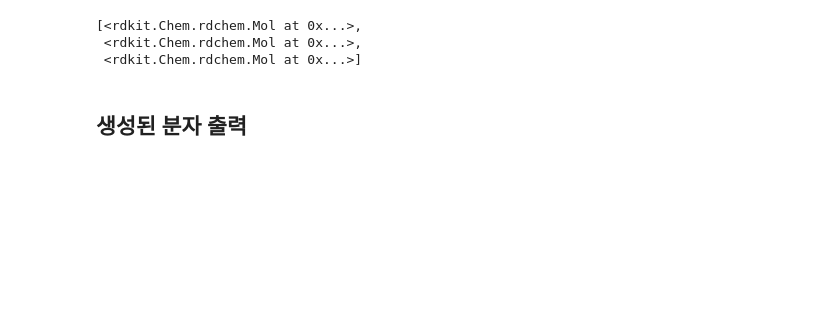
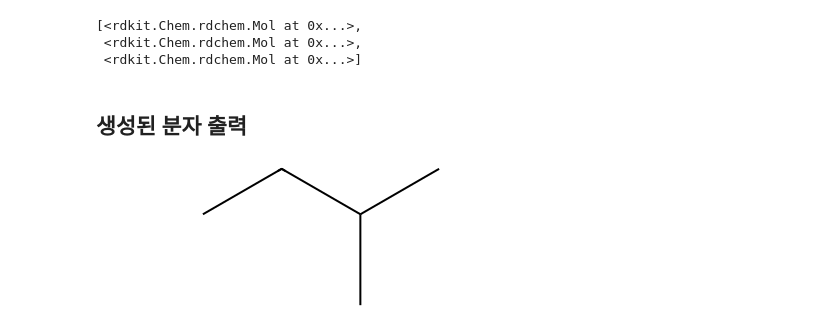
Before and after one commit to StillWork/aidd0902, a Jupyter notebook: z11_MolGAN.ipynb, the cells around one changed output. Saved outputs shown, nothing was run; the diff lists cells and outputs as text; code cells hidden in the pictures; blank space fills up the shorter version.

```diff
--- a/z11_MolGAN.ipynb
+++ b/z11_MolGAN.ipynb
@@ -312,4 +351,8 @@ nmols_viz[:3]
  <rdkit.Chem.rdchem.Mol at 0x...>]
 # %% [markdown]
 ## 생성된 분자 출력
+# %%
+nmols_viz[0]
+# %% [output]
+[figure, added]
 # %%
```
Also changed, not shown: parts of 16 cells of this notebook.
